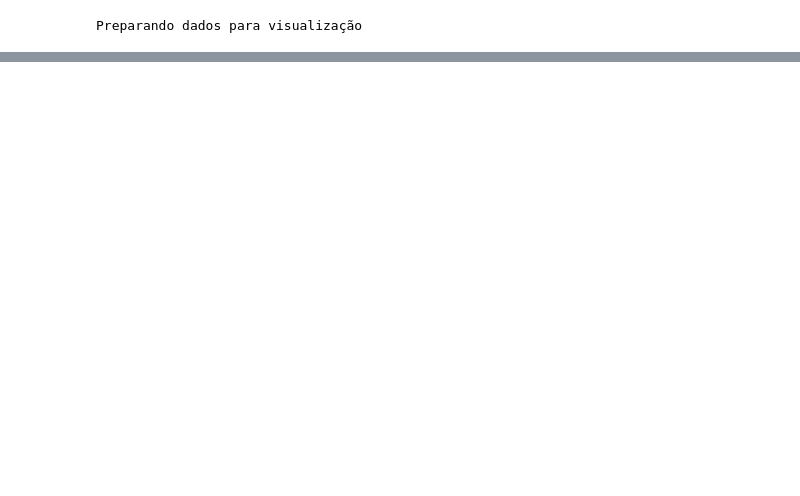
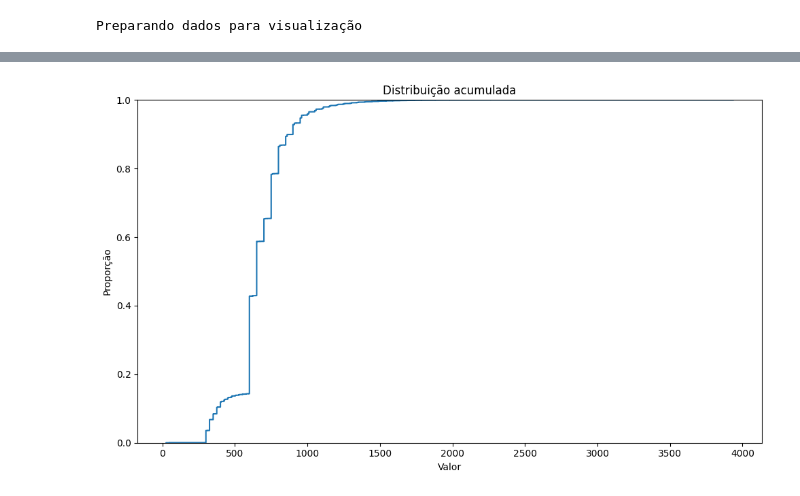
Before and after one commit to ryansamaoliveira/an-lise, a Jupyter notebook: 14.lazy.ipynb, the cells around one changed output, grey strips where cells are left out. Cells and saved outputs as stored; diff of their text form; code cells hidden in the pictures; blank space fills up the shorter version.

```diff
--- a/14.lazy.ipynb
+++ b/14.lazy.ipynb
@@ -63,0 +95,10 @@ Preparando dados para visualização
+# %%
+plt.figure(figsize=(10,6))
+sns.ecdfplot(valores)
+plt.title('Distribuição acumulada')
+plt.xlabel('Valor')
+plt.ylabel('Proporção')
+plt.tight_layout()
+plt.show()
+# %% [output]
+[figure, added]
```
Also changed, not shown: parts of 5 cells of this notebook, 1 other file.
